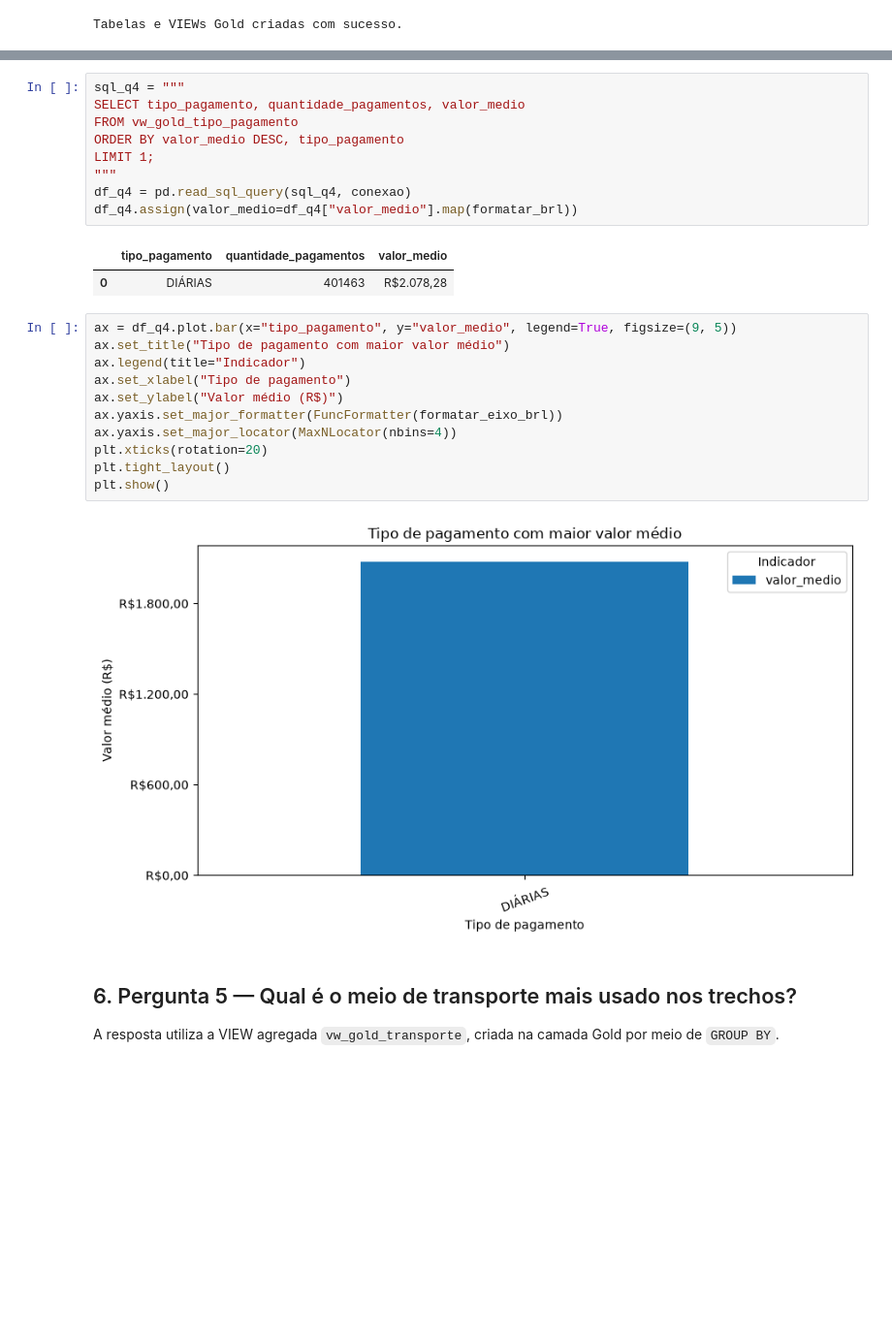
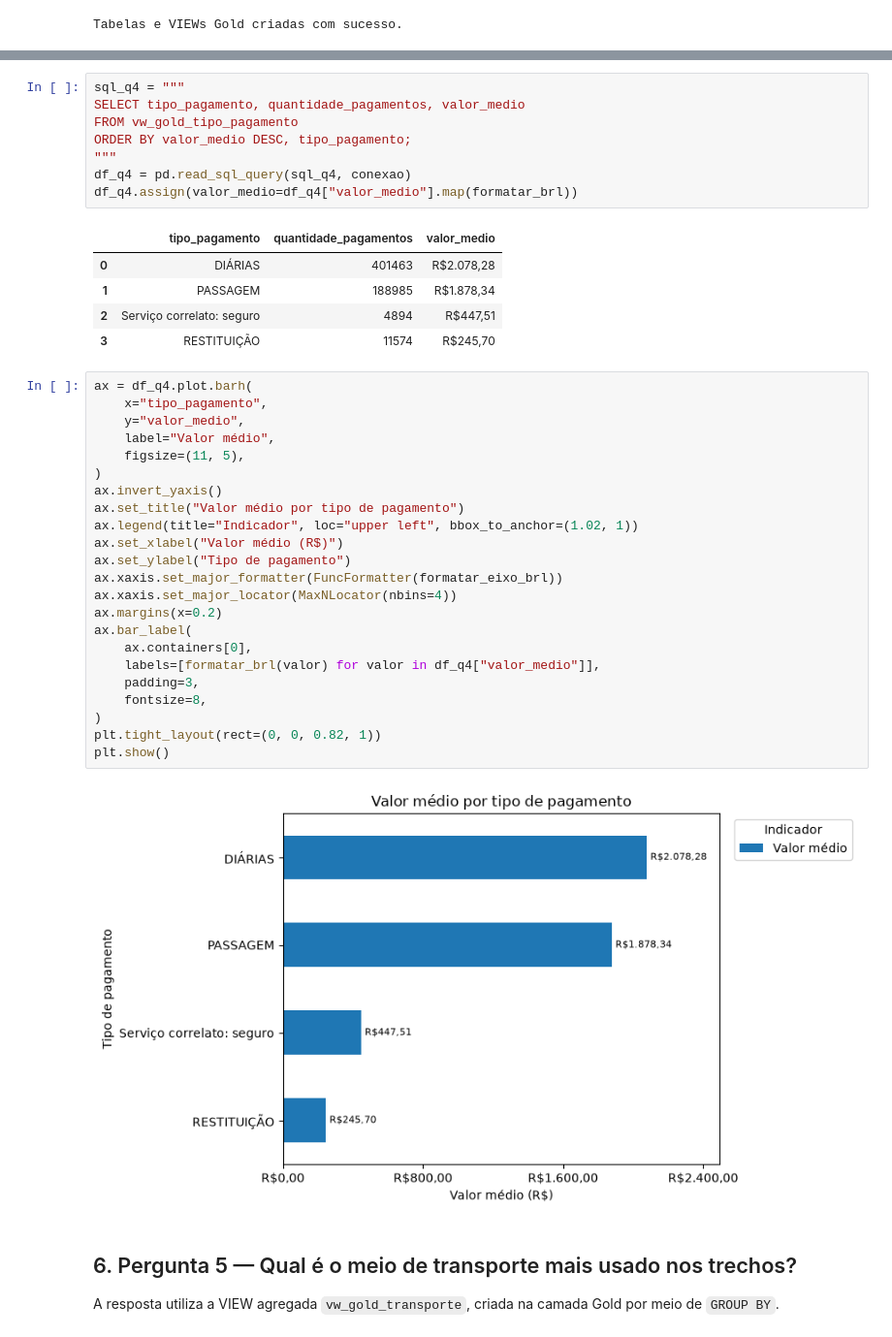
Before and after one commit to jdbmartins/projeto-analise-dados-python-postgresql, a Jupyter notebook: 3_analise.ipynb, the cells around one changed output, grey strips where cells are left out. Shown at 97% size. Saved outputs shown, nothing was run; the diff lists cells and outputs as text; blank space fills up the shorter version.

Commit message:
Exibe todos os tipos no gráfico de pagamentos

```diff
--- a/3_analise.ipynb
+++ b/3_analise.ipynb
@@ -290,27 +290,41 @@ A resposta utiliza a VIEW agregada `vw_gold_tipo_pagamento`, criada na camada Go
 sql_q4 = """
 SELECT tipo_pagamento, quantidade_pagamentos, valor_medio
 FROM vw_gold_tipo_pagamento
-ORDER BY valor_medio DESC, tipo_pagamento
-LIMIT 1;
+ORDER BY valor_medio DESC, tipo_pagamento;
 """
 df_q4 = pd.read_sql_query(sql_q4, conexao)
 df_q4.assign(valor_medio=df_q4["valor_medio"].map(formatar_brl))
 # %% [output]
 |  | tipo_pagamento | quantidade_pagamentos | valor_medio |
 | 0 | DIÁRIAS | 401463 | R$2.078,28 |
+| 1 | PASSAGEM | 188985 | R$1.878,34 |
+| 2 | Serviço correlato: seguro | 4894 | R$447,51 |
+| 3 | RESTITUIÇÃO | 11574 | R$245,70 |
 # %%
-ax = df_q4.plot.bar(x="tipo_pagamento", y="valor_medio", legend=True, figsize=(9, 5))
-ax.set_title("Tipo de pagamento com maior valor médio")
-ax.legend(title="Indicador")
-ax.set_xlabel("Tipo de pagamento")
-ax.set_ylabel("Valor médio (R$)")
-ax.yaxis.set_major_formatter(FuncFormatter(formatar_eixo_brl))
-ax.yaxis.set_major_locator(MaxNLocator(nbins=4))
-plt.xticks(rotation=20)
-plt.tight_layout()
+ax = df_q4.plot.barh(
+    x="tipo_pagamento",
+    y="valor_medio",
+    label="Valor médio",
+    figsize=(11, 5),
+)
+ax.invert_yaxis()
+ax.set_title("Valor médio por tipo de pagamento")
+ax.legend(title="Indicador", loc="upper left", bbox_to_anchor=(1.02, 1))
+ax.set_xlabel("Valor médio (R$)")
+ax.set_ylabel("Tipo de pagamento")
+ax.xaxis.set_major_formatter(FuncFormatter(formatar_eixo_brl))
+ax.xaxis.set_major_locator(MaxNLocator(nbins=4))
+ax.margins(x=0.2)
+ax.bar_label(
+    ax.containers[0],
+    labels=[formatar_brl(valor) for valor in df_q4["valor_medio"]],
+    padding=3,
+    fontsize=8,
+)
+plt.tight_layout(rect=(0, 0, 0.82, 1))
 plt.show()
 # %% [output]
-[figure, old version]
+[figure, new version]
 # %% [markdown]
 ## 6. Pergunta 5 — Qual é o meio de transporte mais usado nos trechos?
 
```
Also changed, not shown: parts of 1 cell of this notebook.
